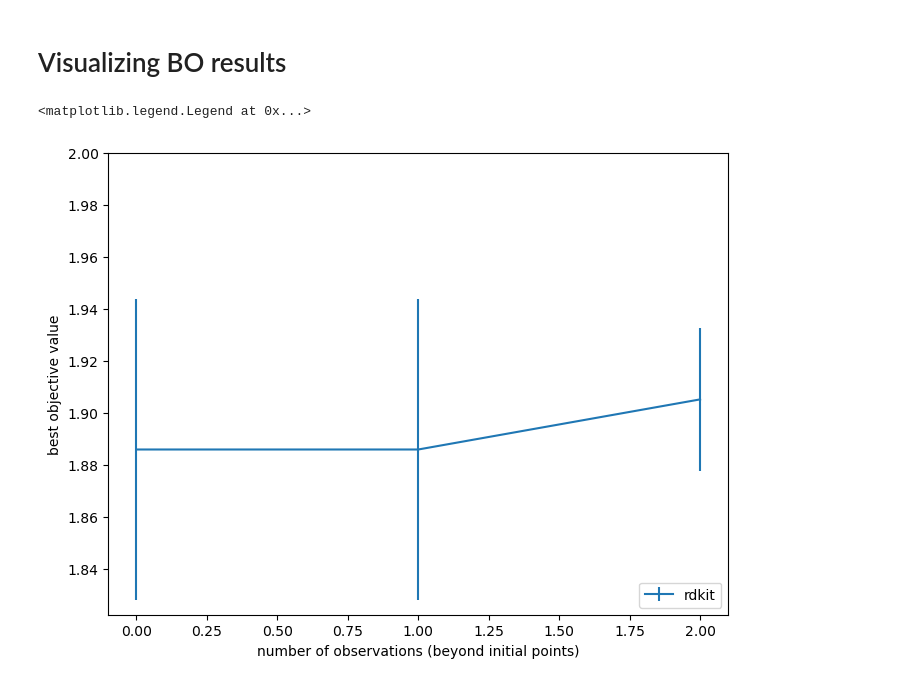
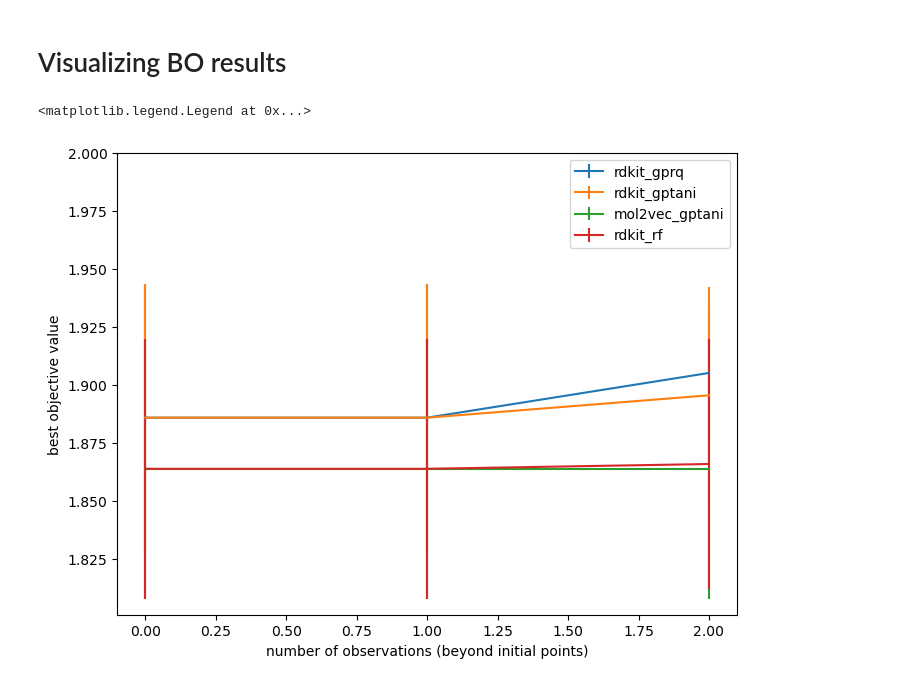
Before and after one commit to FrankWanger/ACBO-Feat, a Jupyter notebook: result_visualization.ipynb, the cells around one changed output. Cells and saved outputs as stored; diff of their text form; code cells hidden in the pictures.

Commit message:
add vis result

```diff
--- a/result_visualization.ipynb
+++ b/result_visualization.ipynb
@@ -3,30 +3,45 @@
 # %%
 import numpy as np
 
+
 # read the npy data from results
-data = np.load('./results/lipo_rdkit_ratio0.05_iter3_trial3.npy', allow_pickle=True).item()
+rdkit_gprq = np.load('./results/lipo_rdkit_ratio0.05_iter3_trial3GPRQ.npy', allow_pickle=True).item()
+rdkit_gptani = np.load('./results/lipo_rdkit_ratio0.05_iter3_trial3GPTanimoto.npy', allow_pickle=True).item()
+
+
+mol2vec_RF = np.load('./results/lipo_mol2vec_ratio0.05_iter3_trial2RandomForest.npy', allow_pickle=True).item()
+mol2vec_gptani = np.load('./results/lipo_mol2vec_ratio0.05_iter3_trial2GPTanimoto.npy', allow_pickle=True).item()
 # %%
-num_trial = len(data['bests_over_trials'])
-num_iter = len(data['bests_over_trials'][0])
-best_observed = np.array(data['bests_over_trials'])
+num_trial = len(rdkit_gprq['bests_over_trials'])
+num_iter = len(rdkit_gprq['bests_over_trials'][0])
+
+rdkit_gprq_best_observed = np.array(rdkit_gprq['bests_over_trials'])
+rdkit_gptani_best_observed = np.array(rdkit_gptani['bests_over_trials'])
+mol2vec_RF_best_observed = np.array(mol2vec_RF['bests_over_trials'])
+mol2vec_gptani_best_observed = np.array(mol2vec_gptani['bests_over_trials'])
 # %%
 import matplotlib.pyplot as plt
 import pandas as pd
 import seaborn as sns
 def ci(y):
     return 1.96 * y.std(axis=0) / np.sqrt(num_trial)
 
 #plot the df data and add
 fig, ax = plt.subplots(1, 1, figsize=(8, 6))
 #plot errorbar from the mean and std of the best observed value
-ax.errorbar(x=np.arange(num_iter), y=best_observed.mean(axis=0), yerr=ci(best_observed), label="rdkit", linewidth=1.5)
+ax.errorbar(x=np.arange(num_iter), y=rdkit_gprq_best_observed.mean(axis=0), yerr=ci(rdkit_gprq_best_observed), label="rdkit_gprq", linewidth=1.5)
+ax.errorbar(x=np.arange(num_iter), y=rdkit_gptani_best_observed.mean(axis=0), yerr=ci(rdkit_gptani_best_observed), label="rdkit_gptani", linewidth=1.5)
+ax.errorbar(x=np.arange(num_iter), y=mol2vec_gptani_best_observed.mean(axis=0), yerr=ci(mol2vec_gptani_best_observed), label="mol2vec_gptani", linewidth=1.5)
+ax.errorbar(x=np.arange(num_iter), y=mol2vec_RF_best_observed.mean(axis=0), yerr=ci(mol2vec_RF_best_observed), label="rdkit_rf", linewidth=1.5)
+
+
 #set labels
 ax.set(
     xlabel="number of observations (beyond initial points)",
     ylabel="best objective value",
 )
 ax.set_ylim(top=2.0)
-ax.legend(loc="lower right")
+ax.legend(loc="upper right")
 # %% [output]
 <matplotlib.legend.Legend at 0x...>
-[figure, old version]
+[figure, new version]
```
